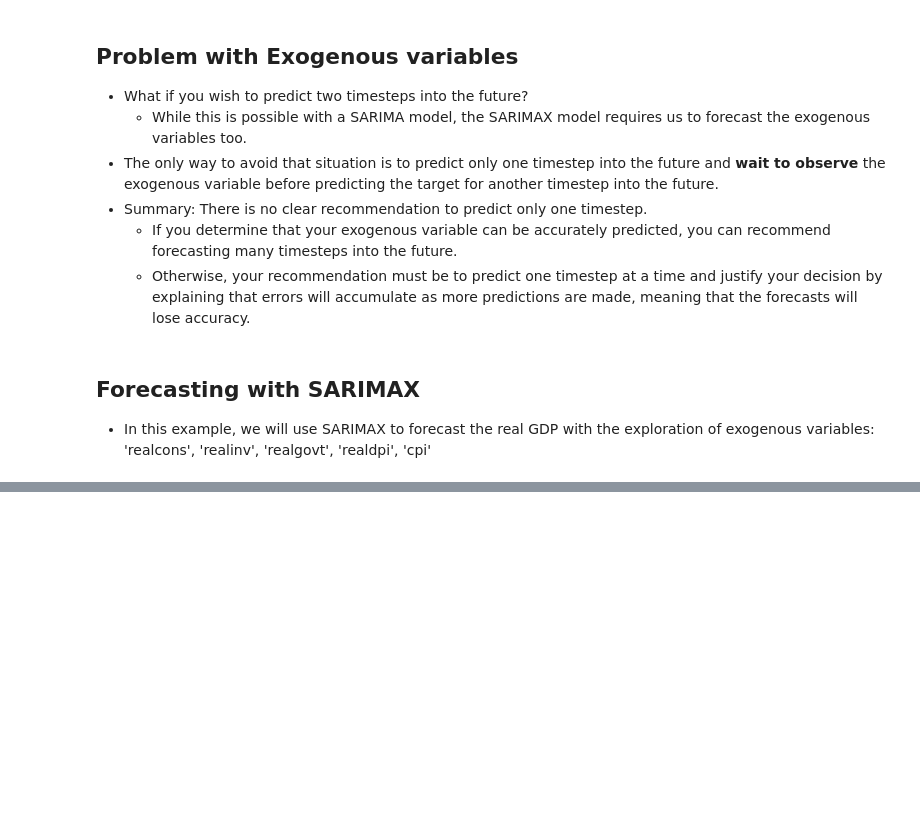
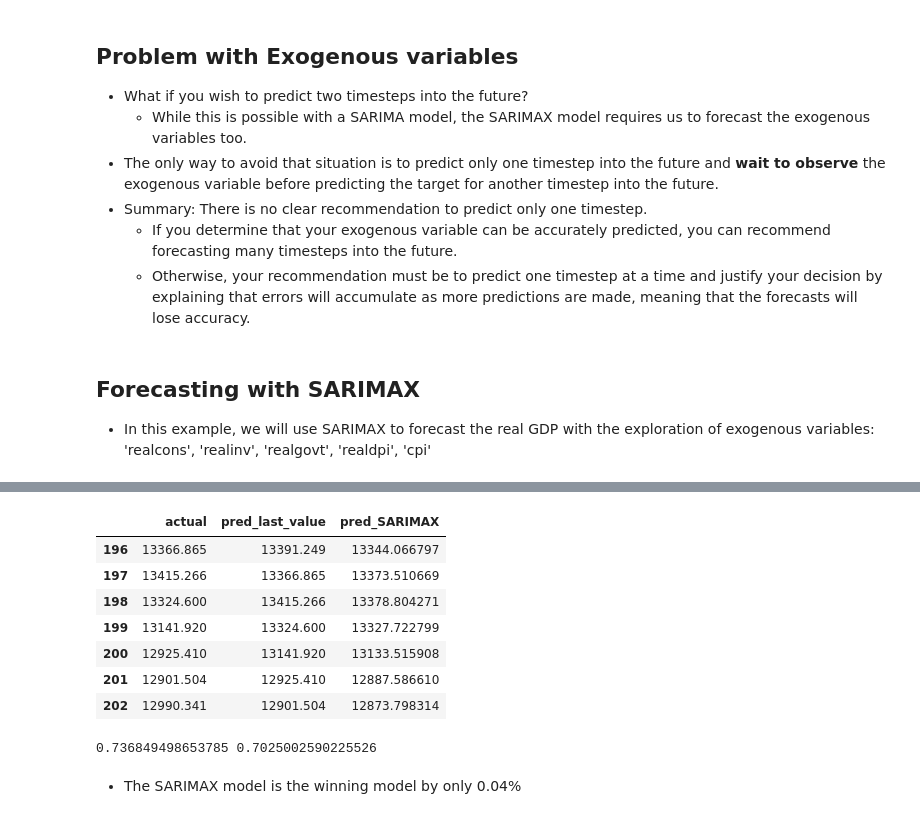
Before and after one commit to CodexploreRepo/time-series, a Jupyter notebook: notebook/statistical_models/sarimax.ipynb, the cells around one changed output, grey strips where cells are left out. Saved outputs shown, nothing was run; the diff lists cells and outputs as text; code cells hidden in the pictures; blank space fills up the shorter version.

```diff
--- a/notebook/statistical_models/sarimax.ipynb
+++ b/notebook/statistical_models/sarimax.ipynb
@@ -60,0 +262,52 @@ exog = macro_econ_data[['realcons', 'realinv', 'realgovt', 'realdpi','cpi']]
+# %%
+def rolling_forecast(endog: Union[pd.Series, list],
+                     exog: Union[pd.Series, list],
+                     train_len: int, horizon: int, window: int,method: str) -> list:
+
+    total_len = train_len + horizon
+
+    if method == 'last':
+        pred_last_value = []
+
+        for i in range(train_len, total_len, window):
+            last_value = endog[:i].iloc[-1]
+            pred_last_value.extend(last_value for _ in range(window))
+
+        return pred_last_value
+
+    elif method == 'SARIMAX':
+        pred_SARIMAX = []
+
+        for i in range(train_len, total_len, window):
+            model = SARIMAX(endog[:i], exog[:i], order=(3,1,3), seasonal_order=(0,0,0,4), simple_differencing=False)
+            res = model.fit(disp=False)
+            predictions = res.get_prediction(exog=exog)
+            oos_pred = predictions.predicted_mean.iloc[-window:]
+            pred_SARIMAX.extend(oos_pred)
+
+        return pred_SARIMAX
+# %%
+target_train = target[:196]
+target_test = target[196:]
+
+TRAIN_LEN = len(target_train)
+HORIZON = len(target_test)
+WINDOW = 1
+
+pred_last_value = rolling_forecast(target, exog, TRAIN_LEN, HORIZON, WINDOW, 'last')
+pred_SARIMAX = rolling_forecast(target, exog, TRAIN_LEN, HORIZON, WINDOW, 'SARIMAX')
+
+pred_df = pd.DataFrame({'actual': target_test})
+pred_df['pred_last_value'] = pred_last_value
+pred_df['pred_SARIMAX'] = pred_SARIMAX
+
+pred_df
+# %% [output]
+|  | actual | pred_last_value | pred_SARIMAX |
+| 196 | 13366.865 | 13391.249 | 13344.066797 |
+| 197 | 13415.266 | 13366.865 | 13373.510669 |
+| 198 | 13324.600 | 13415.266 | 13378.804271 |
+| 199 | 13141.920 | 13324.600 | 13327.722799 |
+| 200 | 12925.410 | 13141.920 | 13133.515908 |
+| 201 | 12901.504 | 12925.410 | 12887.586610 |
+| 202 | 12990.341 | 12901.504 | 12873.798314 |
@@ -60,0 +335,6 @@ exog = macro_econ_data[['realcons', 'realinv', 'realgovt', 'realdpi','cpi']]
+# %%
+print(mape_last, mape_SARIMAX)
+# %% [output]
+0.736849498653785 0.7025002590225526
+# %% [markdown]
+- The SARIMAX model is the winning model by only 0.04%
```
Also changed, not shown: parts of 27 cells of this notebook, 3 other files.
